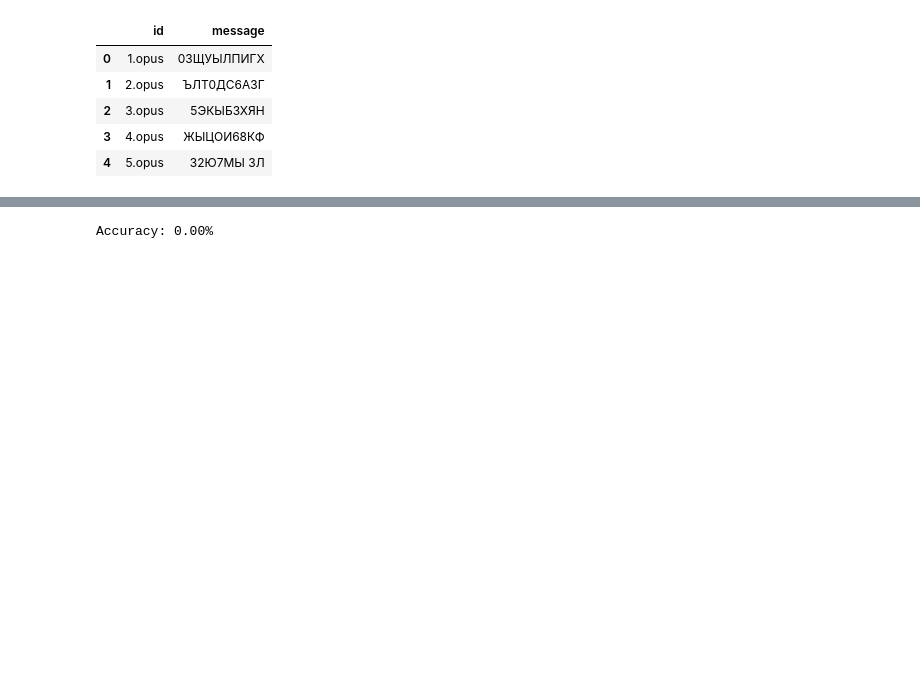
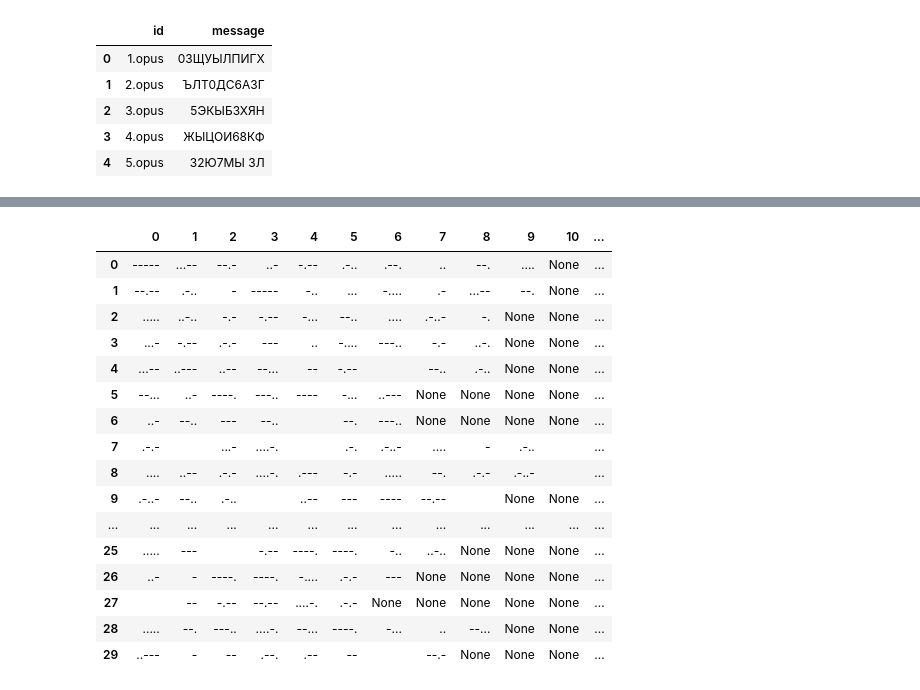
Before and after one commit to ViMasHub/Test_Kontur, a Jupyter notebook: Морзе.ipynb, the cells around one changed output, grey strips where cells are left out. Cells and saved outputs as stored; diff of their text form; code cells hidden in the pictures; blank space fills up the shorter version.

```diff
--- a/Морзе.ipynb
+++ b/Морзе.ipynb
@@ -345,4 +347,5 @@ df_norm = Scaler.fit_transform(np.array(df_train))
 # %%
+
 # Словарь для сопоставления букв и их кодов в азбуке Морзе
 morse_code_dict = morse_dict = {
     'А': '.-',    'Б': '-...',  'В': '.--',  'Г': '--.',   'Д': '-..',
@@ -366,9 +369,6 @@ def text_to_morse(text):
             morse_code.append('')
     return morse_code
 
+out = []
 for i in labels:
-  out = []
   out.append(text_to_morse(i))
-  return out
-
-out
@@ -377,27 +375,22 @@ SyntaxError: 'return' outside function (<ipython-input-117-4e619d4d6193>, line 2
-# %%
-X = df_norm
-y = np.array(labels)
-
-from sklearn.ensemble import RandomForestClassifier
-from sklearn.metrics import accuracy_score
-
-model = RandomForestClassifier(
-  n_estimators=50,
-   max_depth=5,
-    min_samples_split=5,
-    min_samples_leaf=2,
-    max_features='sqrt',
-    bootstrap=True,
-   class_weight='balanced',
-    random_state=42
-      )
-
-model.fit(X_train, y_train)
-
-# Тестирование модели
-y_pred = model.predict(X_test)
-accuracy = accuracy_score(y_test, y_pred)
-
-print(f'Accuracy: {accuracy * 100:.2f}%')
-# %% [output]
-Accuracy: 0.00%
+# %%
+df_out = pd.DataFrame (data = out)
+
+df_out.head(30)
+# %% [output]
+|  | 0 | 1 | 2 | 3 | 4 | 5 | 6 | 7 | 8 | 9 | 10 | ... |
+| 0 | ----- | ...-- | --.- | ..- | -.-- | .-.. | .--. | .. | --. | .... | None | ... |
+| 1 | --.-- | .-.. | - | ----- | -.. | ... | -.... | .- | ...-- | --. | None | ... |
+| 2 | ..... | ..-.. | -.- | -.-- | -... | --.. | .... | .-..- | -. | None | None | ... |
+| 3 | ...- | -.-- | .-.- | --- | .. | -.... | ---.. | -.- | ..-. | None | None | ... |
+| 4 | ...-- | ..--- | ..-- | --... | -- | -.-- |  | --.. | .-.. | None | None | ... |
+| 5 | --... | ..- | ----. | ---.. | ---- | -... | ..--- | None | None | None | None | ... |
+| 6 | ..- | --.. | --- | --.. |  | --. | ---.. | None | None | None | None | ... |
+| 7 | .-.- |  | ...- | ....-. |  | .-. | .-..- | .... | - | .-.. |  | ... |
+| 8 | .... | ..-- | .-.- | ....-. | .--- | -.- | ..... | --. | .-.- | .-..- |  | ... |
+| 9 | .-..- | --.. | .-.. |  | ..-- | --- | ---- | --.-- |  | None | None | ... |
+| ... | ... | ... | ... | ... | ... | ... | ... | ... | ... | ... | ... | ... |
+| 25 | ..... | --- |  | -.-- | ----. | ----. | -.. | ..-.. | None | None | None | ... |
+| 26 | ..- | - | ----. | ----. | -.... | .-.- | --- | None | None | None | None | ... |
+| 27 |  | -- | -.-- | --.-- | ....-. | .-.- | None | None | None | None | None | ... |
+| 28 | ..... | --. | ---.. | ....-. | --... | ----. | -... | .. | --... | None | None | ... |
+| 29 | ..--- | - | -- | .--. | .-- | -- |  | --.- | None | None | None | ... |
```
Also changed, not shown: parts of 9 cells of this notebook.
